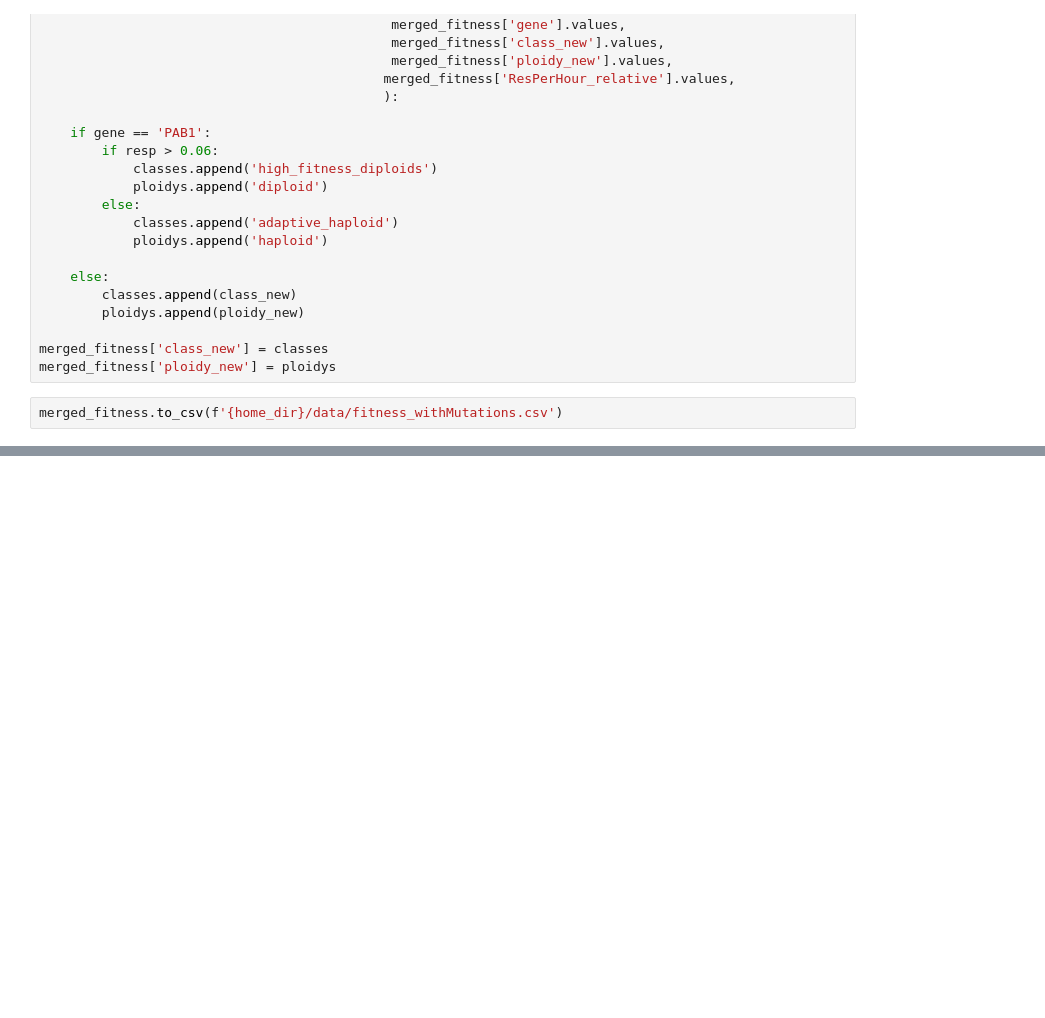
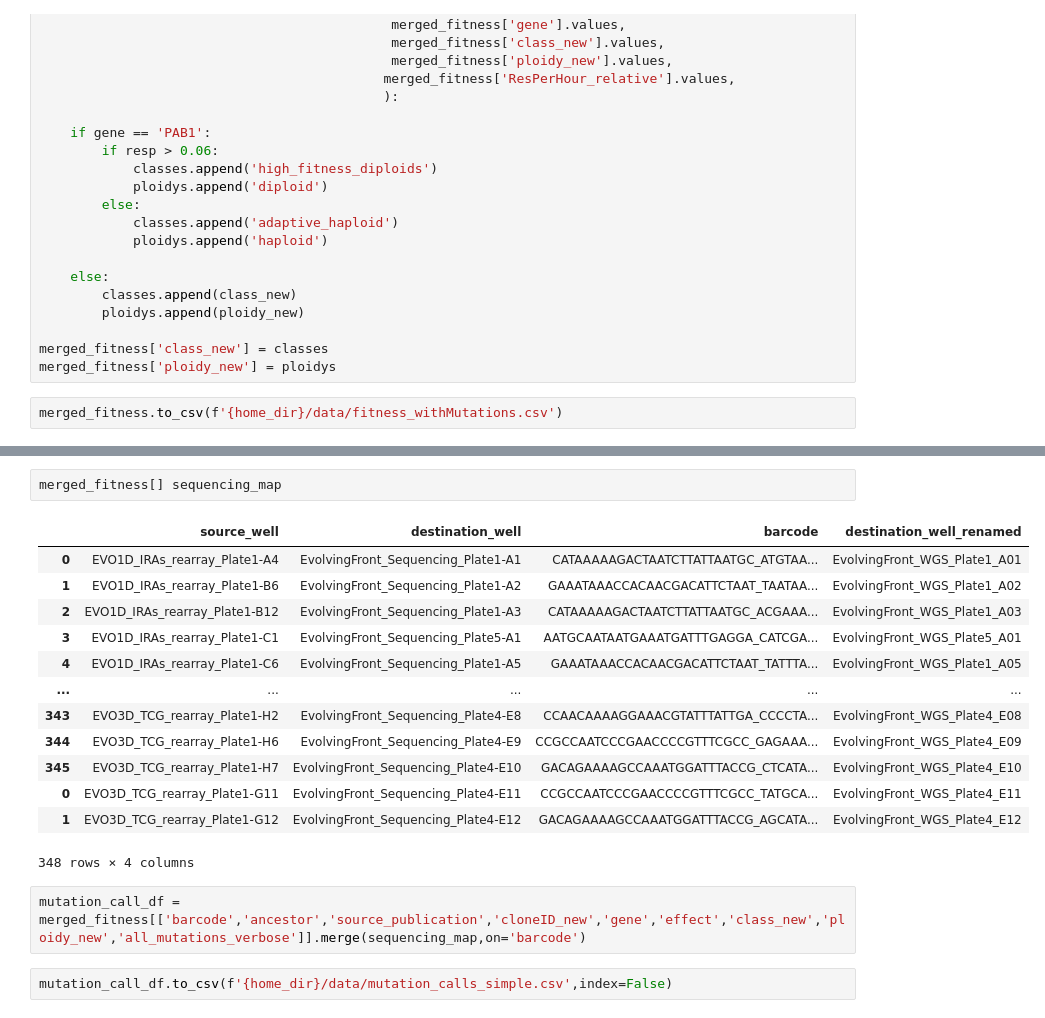
Before and after one commit to grantkinsler/EvolvingFront, a Jupyter notebook: code/processing/WGS/organizing_mutations_and_fitness.ipynb, the cells around one changed output, grey strips where cells are left out. Saved outputs shown, nothing was run; the diff lists cells and outputs as text; blank space fills up the shorter version.

```diff
--- a/code/processing/WGS/organizing_mutations_and_fitness.ipynb
+++ b/code/processing/WGS/organizing_mutations_and_fitness.ipynb
@@ -1737,0 +1591,20 @@ plt.axhspan(0.035,0.06,alpha=0.2)
+# %%
+merged_fitness[] sequencing_map
+# %% [output]
+|  | source_well | destination_well | barcode | destination_well_renamed |
+| 0 | EVO1D_IRAs_rearray_Plate1-A4 | EvolvingFront_Sequencing_Plate1-A1 | CATAAAAAGACTAATCTTATTAATGC_ATGTAA... | EvolvingFront_WGS_Plate1_A01 |
+| 1 | EVO1D_IRAs_rearray_Plate1-B6 | EvolvingFront_Sequencing_Plate1-A2 | GAAATAAACCACAACGACATTCTAAT_TAATAA... | EvolvingFront_WGS_Plate1_A02 |
+| 2 | EVO1D_IRAs_rearray_Plate1-B12 | EvolvingFront_Sequencing_Plate1-A3 | CATAAAAAGACTAATCTTATTAATGC_ACGAAA... | EvolvingFront_WGS_Plate1_A03 |
+| 3 | EVO1D_IRAs_rearray_Plate1-C1 | EvolvingFront_Sequencing_Plate5-A1 | AATGCAATAATGAAATGATTTGAGGA_CATCGA... | EvolvingFront_WGS_Plate5_A01 |
+| 4 | EVO1D_IRAs_rearray_Plate1-C6 | EvolvingFront_Sequencing_Plate1-A5 | GAAATAAACCACAACGACATTCTAAT_TATTTA... | EvolvingFront_WGS_Plate1_A05 |
+| ... | ... | ... | ... | ... |
+| 343 | EVO3D_TCG_rearray_Plate1-H2 | EvolvingFront_Sequencing_Plate4-E8 | CCAACAAAAGGAAACGTATTTATTGA_CCCCTA... | EvolvingFront_WGS_Plate4_E08 |
+| 344 | EVO3D_TCG_rearray_Plate1-H6 | EvolvingFront_Sequencing_Plate4-E9 | CCGCCAATCCCGAACCCCGTTTCGCC_GAGAAA... | EvolvingFront_WGS_Plate4_E09 |
+| 345 | EVO3D_TCG_rearray_Plate1-H7 | EvolvingFront_Sequencing_Plate4-E10 | GACAGAAAAGCCAAATGGATTTACCG_CTCATA... | EvolvingFront_WGS_Plate4_E10 |
+| 0 | EVO3D_TCG_rearray_Plate1-G11 | EvolvingFront_Sequencing_Plate4-E11 | CCGCCAATCCCGAACCCCGTTTCGCC_TATGCA... | EvolvingFront_WGS_Plate4_E11 |
+| 1 | EVO3D_TCG_rearray_Plate1-G12 | EvolvingFront_Sequencing_Plate4-E12 | GACAGAAAAGCCAAATGGATTTACCG_AGCATA... | EvolvingFront_WGS_Plate4_E12 |
+348 rows × 4 columns
+# %%
+mutation_call_df = merged_fitness[['barcode','ancestor','source_publication','cloneID_new','gene','effect','class_new','ploidy_new','all_mutations_verbose']].merge(sequencing_map,on='barcode')
+# %%
+mutation_call_df.to_csv(f'{home_dir}/data/mutation_calls_simple.csv',index=False)
```
Also changed, not shown: parts of 19 cells of this notebook, 10 other files.
